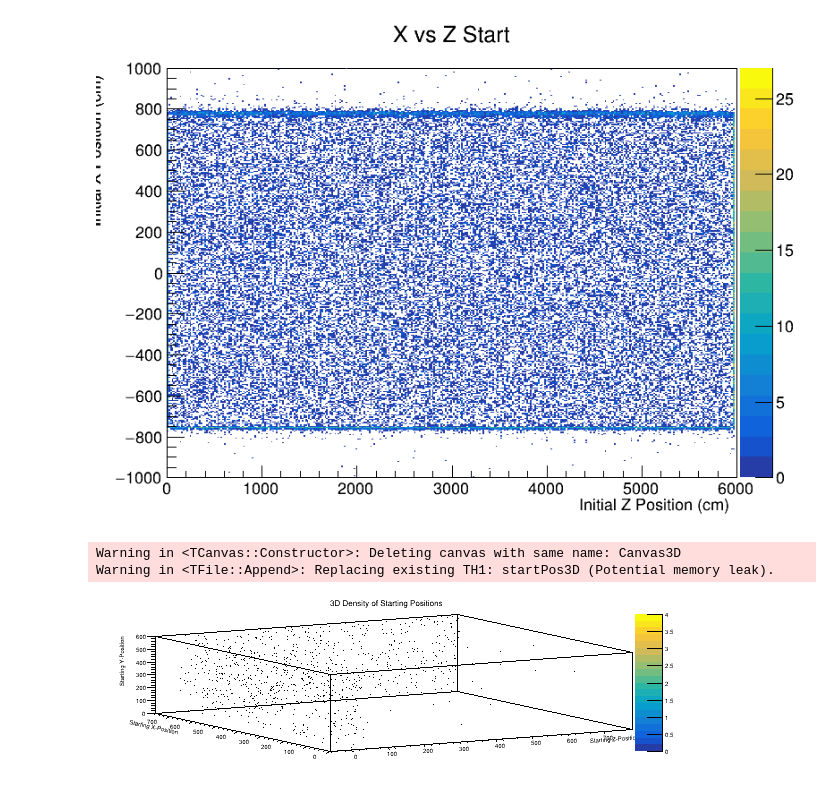
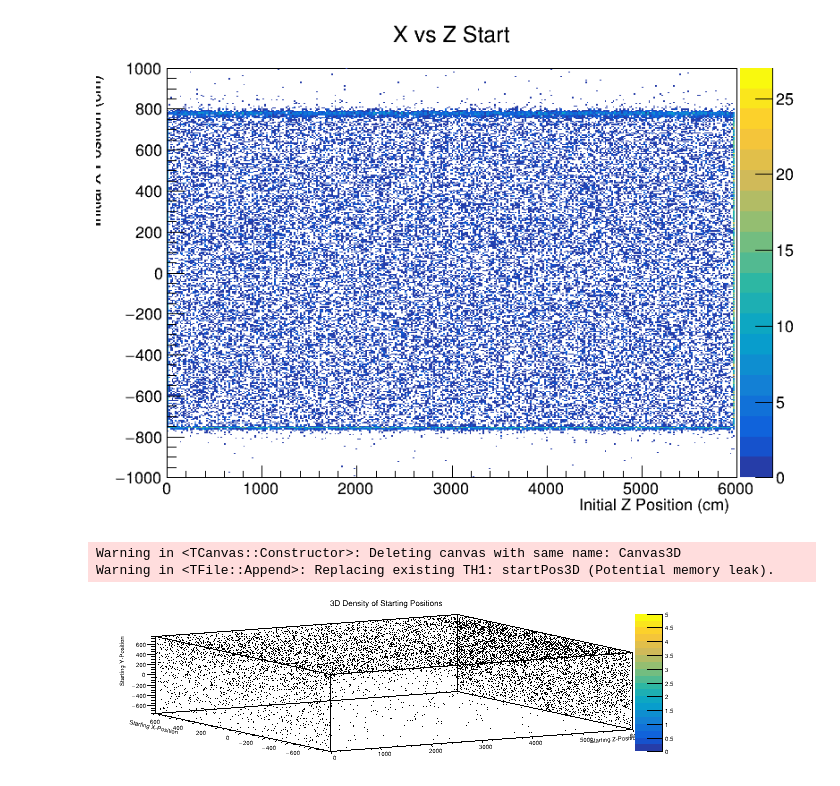
Before and after one commit to navaneethsrinath/RootPractice, a Jupyter notebook: novadatapractice.ipynb, the cells around one changed output. Saved outputs shown, nothing was run; the diff lists cells and outputs as text; code cells hidden in the pictures.

```diff
--- a/novadatapractice.ipynb
+++ b/novadatapractice.ipynb
@@ -389,32 +389,24 @@ canv.Draw()
 # %%
 canv3D = ROOT.TCanvas("Canvas3D", "NewGraph", 600, 200)
 
 startPos3D = ROOT.TH3D("startPos3D", "3D Density of Starting Positions", 100, 0, 6000, 100, -750, 750, 100, -750, 750)
-
-# Create the TView object
-view = ROOT.TView.CreateView(1)
-
-# Set the range for the X, Y, and Z axes of the histogram
-startPos3D.GetXaxis().SetRangeUser(-750, 750)
-startPos3D.GetYaxis().SetRangeUser(0, 6000)
-startPos3D.GetZaxis().SetRangeUser(-750, 600)
 
 for entryNum in range(0, tree.GetEntries()):
     tree.GetEntry(entryNum)
     if getattr(tree, "ntrack") == 0:
         continue
     startPosX = getattr(tree, "startPosX")[0]
     startPosY = getattr(tree, "startPosY")[0]
     startPosZ = getattr(tree, "startPosZ")[0]
     startPos3D.Fill(startPosZ, startPosX, startPosY)
 
 startPos3D.GetYaxis().SetTitle("Starting X-Position")
 startPos3D.GetZaxis().SetTitle("Starting Y-Position")
 startPos3D.GetXaxis().SetTitle("Starting Z-Position")
 
 startPos3D.Draw("colz1")
 canv3D.Draw()
 # %% [output]
 Warning in <TCanvas::Constructor>: Deleting canvas with same name: Canvas3D
 Warning in <TFile::Append>: Replacing existing TH1: startPos3D (Potential memory leak).
-[figure, old version]
+[figure, new version]
```
